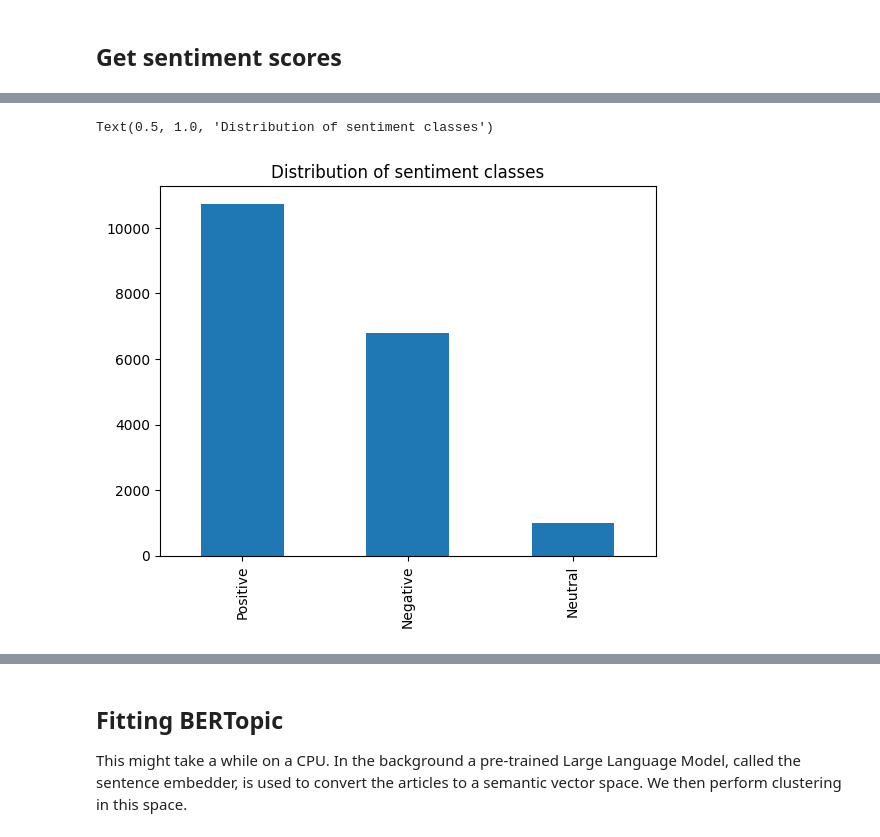
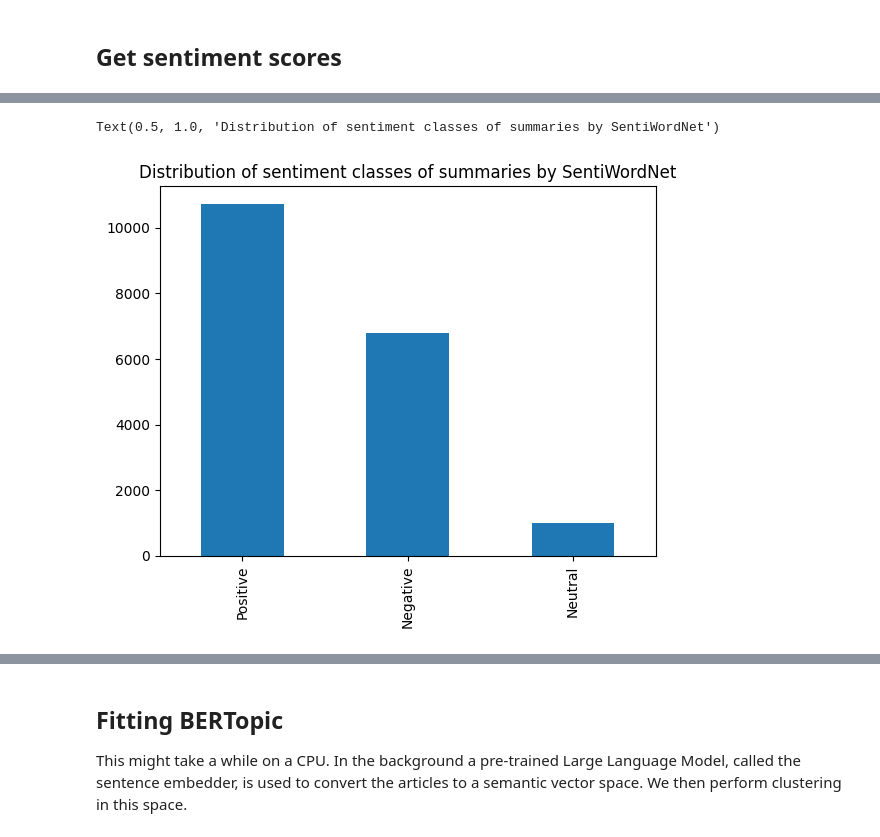
Before and after one commit to isavgt/JBG060-DC3-Group-12, a Jupyter notebook: topic_modelling.ipynb, the cells around one changed output, grey strips where cells are left out. Drawn from its saved outputs; the diff is of its cells as text; code cells hidden in the pictures.

```diff
--- a/topic_modelling.ipynb
+++ b/topic_modelling.ipynb
@@ -155,0 +171,3 @@ df_senti
+# %%
+# Remove 'article discusses from summaries'
+df_senti['After_lemmatization'] = df_senti['After_lemmatization'].apply(lambda x: ' '.join(x.split(' ')[1:]))
@@ -249,6 +325,7 @@ print(df_senti)
 # %%
+# Plot distribution of sentiment classes of summaries
 ax = df_senti['sentiment_class'].value_counts().plot(kind='bar')
-ax.set_title('Distribution of sentiment classes')
+ax.set_title('Distribution of sentiment classes of summaries by SentiWordNet')
 # %% [output]
-Text(0.5, 1.0, 'Distribution of sentiment classes')
+Text(0.5, 1.0, 'Distribution of sentiment classes of summaries by SentiWordNet')
-[figure, old version]
+[figure, new version]
```
Also changed, not shown: parts of 16 cells of this notebook.
